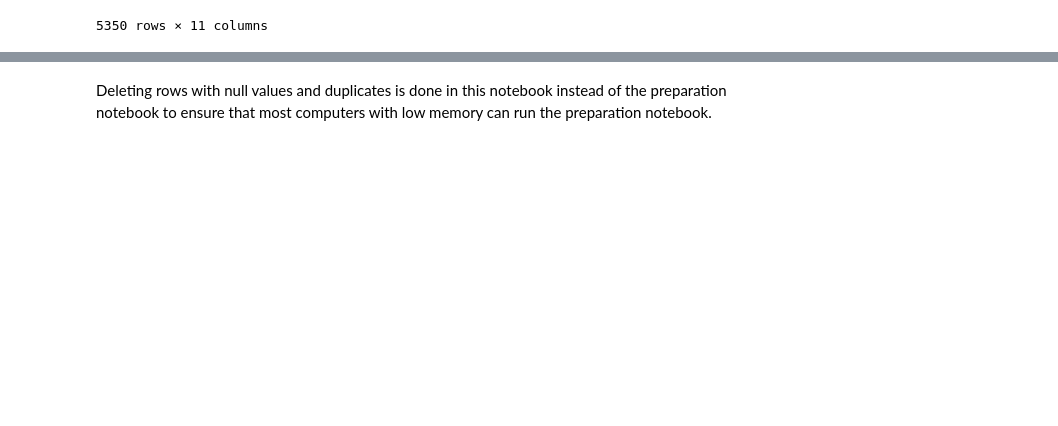
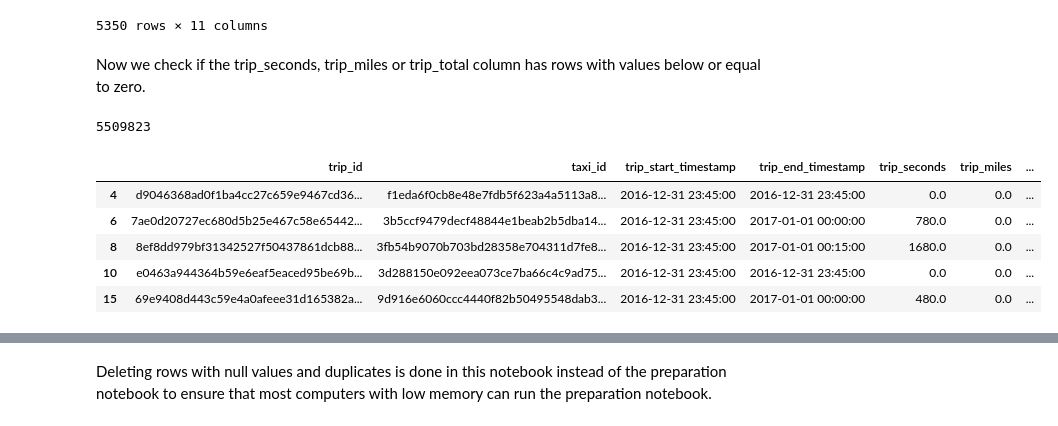
Before and after one commit to yassinehammou27/AAA_intentionally_blank, a Jupyter notebook: preprocess.ipynb, the cells around one changed output, grey strips where cells are left out. Saved outputs shown, nothing was run; the diff lists cells and outputs as text; code cells hidden in the pictures; blank space fills up the shorter version.

```diff
--- a/preprocess.ipynb
+++ b/preprocess.ipynb
@@ -82,3 +82,16 @@ taxi_df[taxi_df["trip_end_timestamp"].isnull() | taxi_df["trip_start_timestamp"]
 | 31723302 | f99474b30b65e483ca5ceb8c892269c2a... | NaN | 2016-01-01 04:15:00 | 2016-01-01 04:15:00 | 0.0 | 0.0 | ... |
 | 31757717 | 9d443ce49457ded36e17eeea79a50c6b6... | 2728b8bdf8bb1bb3c407f3ed7c29d2c99... | 2016-01-01 00:15:00 | NaT | NaN | 0.0 | ... |
 5350 rows × 11 columns
+# %% [markdown]
+Now we check if the trip_seconds, trip_miles or trip_total column has rows with values below or equal to zero.
+# %%
+print(len(taxi_df[(taxi_df['trip_seconds'] <= 0) | (taxi_df['trip_miles'] <= 0) | (taxi_df['trip_total'] <= 0)]))
+taxi_df[(taxi_df['trip_seconds'] <= 0) | (taxi_df['trip_miles'] <= 0) | (taxi_df['trip_total'] <= 0)].head(5)
+# %% [output]
+5509823
+|  | trip_id | taxi_id | trip_start_timestamp | trip_end_timestamp | trip_seconds | trip_miles | ... |
+| 4 | d9046368ad0f1ba4cc27c659e9467cd36... | f1eda6f0cb8e48e7fdb5f623a4a5113a8... | 2016-12-31 23:45:00 | 2016-12-31 23:45:00 | 0.0 | 0.0 | ... |
+| 6 | 7ae0d20727ec680d5b25e467c58e65442... | 3b5ccf9479decf48844e1beab2b5dba14... | 2016-12-31 23:45:00 | 2017-01-01 00:00:00 | 780.0 | 0.0 | ... |
+| 8 | 8ef8dd979bf31342527f50437861dcb88... | 3fb54b9070b703bd28358e704311d7fe8... | 2016-12-31 23:45:00 | 2017-01-01 00:15:00 | 1680.0 | 0.0 | ... |
+| 10 | e0463a944364b59e6eaf5eaced95be69b... | 3d288150e092eea073ce7ba66c4c9ad75... | 2016-12-31 23:45:00 | 2016-12-31 23:45:00 | 0.0 | 0.0 | ... |
+| 15 | 69e9408d443c59e4a0afeee31d165382a... | 9d916e6060ccc4440f82b50495548dab3... | 2016-12-31 23:45:00 | 2017-01-01 00:00:00 | 480.0 | 0.0 | ... |
```
Also changed, not shown: parts of 6 cells of this notebook, 1 other file.
